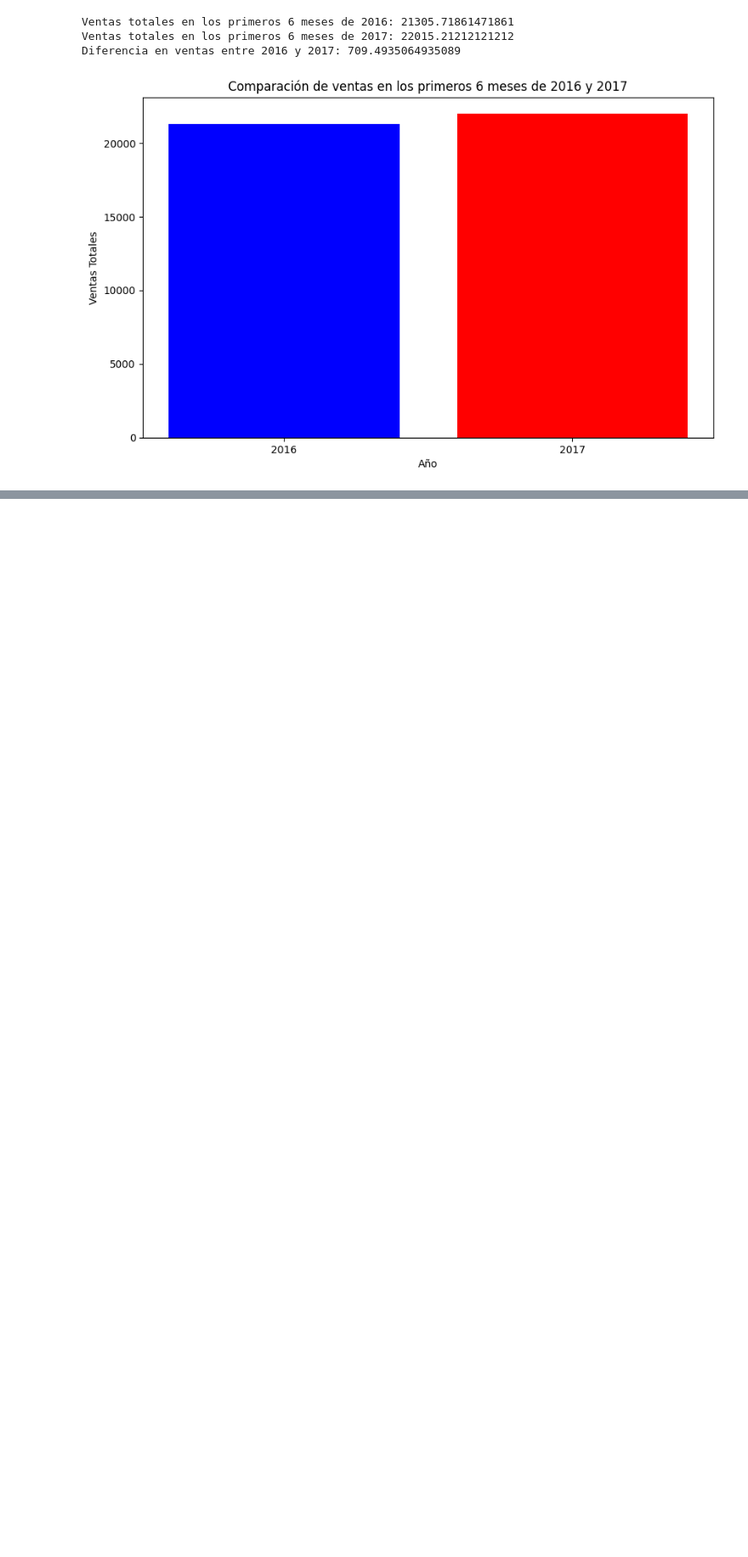
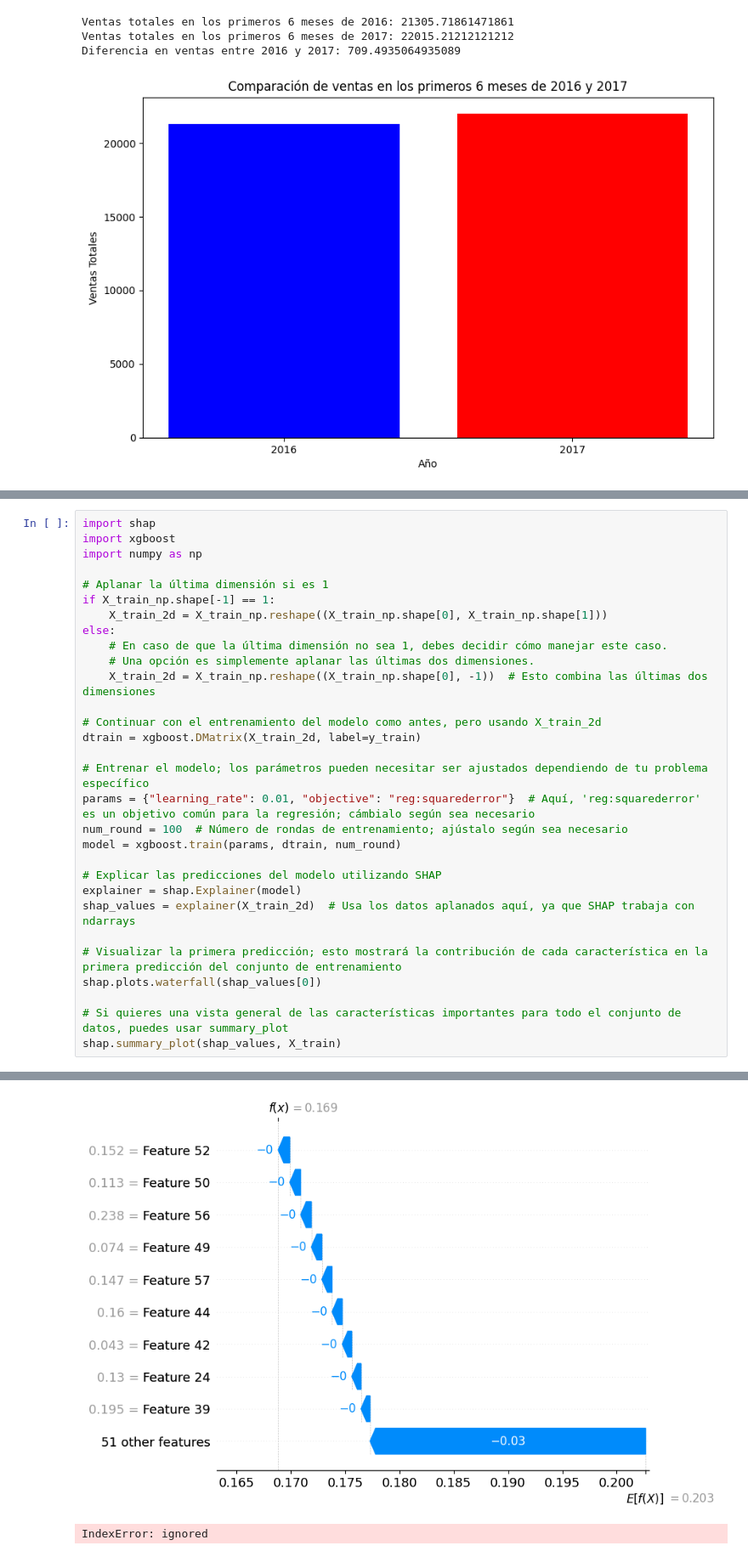
Before and after one commit to fredyvelasquezgt/Lab-9-DL, a Jupyter notebook: lab_9.ipynb, the cells around one changed output, grey strips where cells are left out. Shown at 85% size. Cells and saved outputs as stored; diff of their text form; blank space fills up the shorter version.

```diff
--- a/lab_9.ipynb
+++ b/lab_9.ipynb
@@ -890,0 +928,31 @@ Diferencia en ventas entre 2016 y 2017: 709.4935064935089
+# %%
+import shap
+import xgboost
+import numpy as np
+
+# Aplanar la última dimensión si es 1
+if X_train_np.shape[-1] == 1:
+    X_train_2d = X_train_np.reshape((X_train_np.shape[0], X_train_np.shape[1]))
+else:
+    # En caso de que la última dimensión no sea 1, debes decidir cómo manejar este caso.
+    # Una opción es simplemente aplanar las últimas dos dimensiones.
+    X_train_2d = X_train_np.reshape((X_train_np.shape[0], -1))  # Esto combina las últimas dos dimensiones
+
+# Continuar con el entrenamiento del modelo como antes, pero usando X_train_2d
+dtrain = xgboost.DMatrix(X_train_2d, label=y_train)
+
+# Entrenar el modelo; los parámetros pueden necesitar ser ajustados dependiendo de tu problema específico
+params = {"learning_rate": 0.01, "objective": "reg:squarederror"}  # Aquí, 'reg:squarederror' es un objetivo común para la regresión; cámbialo según sea necesario
+num_round = 100  # Número de rondas de entrenamiento; ajústalo según sea necesario
+model = xgboost.train(params, dtrain, num_round)
+
+# Explicar las predicciones del modelo utilizando SHAP
+explainer = shap.Explainer(model)
+shap_values = explainer(X_train_2d)  # Usa los datos aplanados aquí, ya que SHAP trabaja con ndarrays
+
+# Visualizar la primera predicción; esto mostrará la contribución de cada característica en la primera predicción del conjunto de entrenamiento
+shap.plots.waterfall(shap_values[0])
+
+# Si quieres una vista general de las características importantes para todo el conjunto de datos, puedes usar summary_plot
+shap.summary_plot(shap_values, X_train)
+# %% [output]
@@ -890,0 +960,2 @@ Diferencia en ventas entre 2016 y 2017: 709.4935064935089
+[figure, added]
+IndexError: ignored
```
Also changed, not shown: parts of 6 cells of this notebook.
